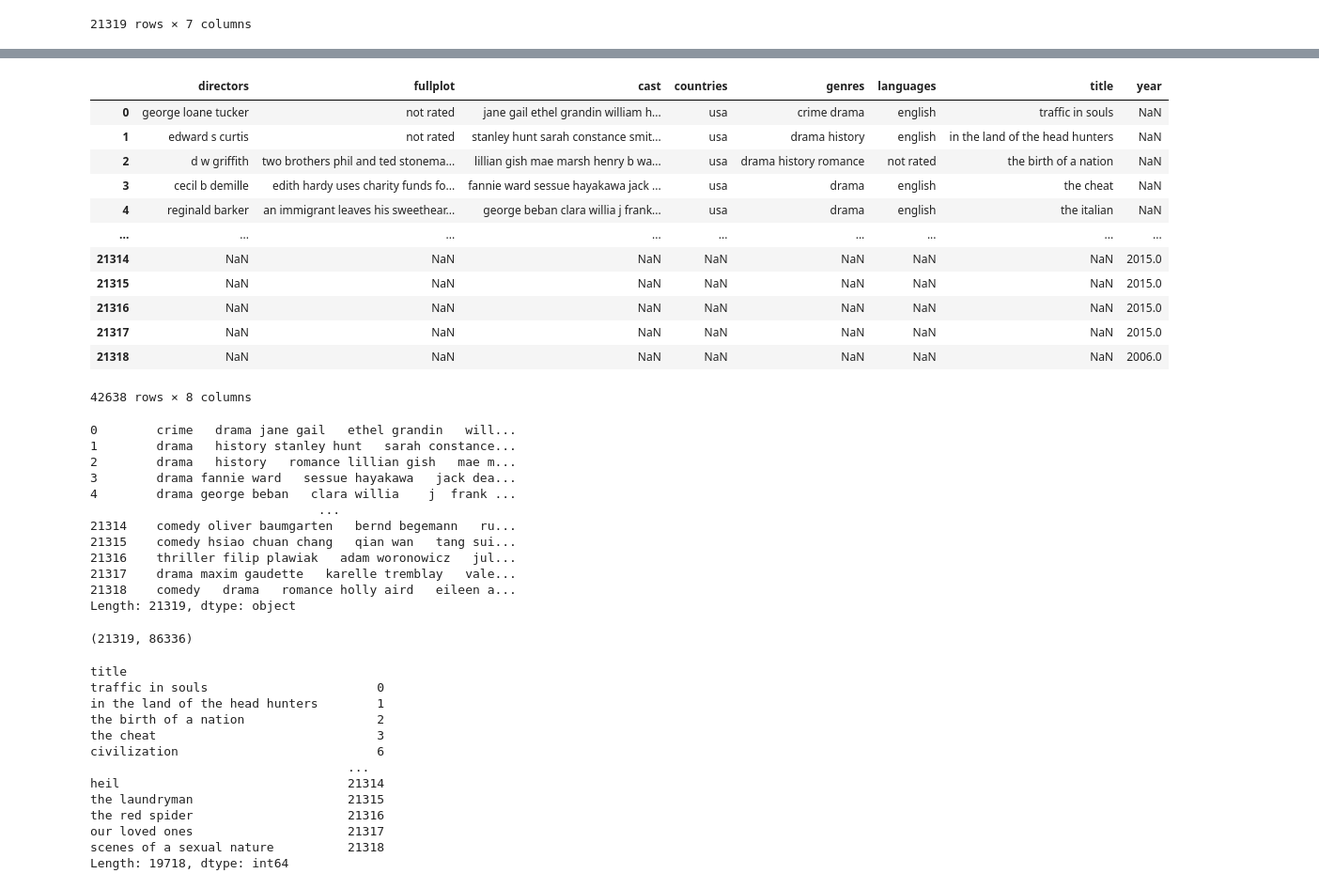
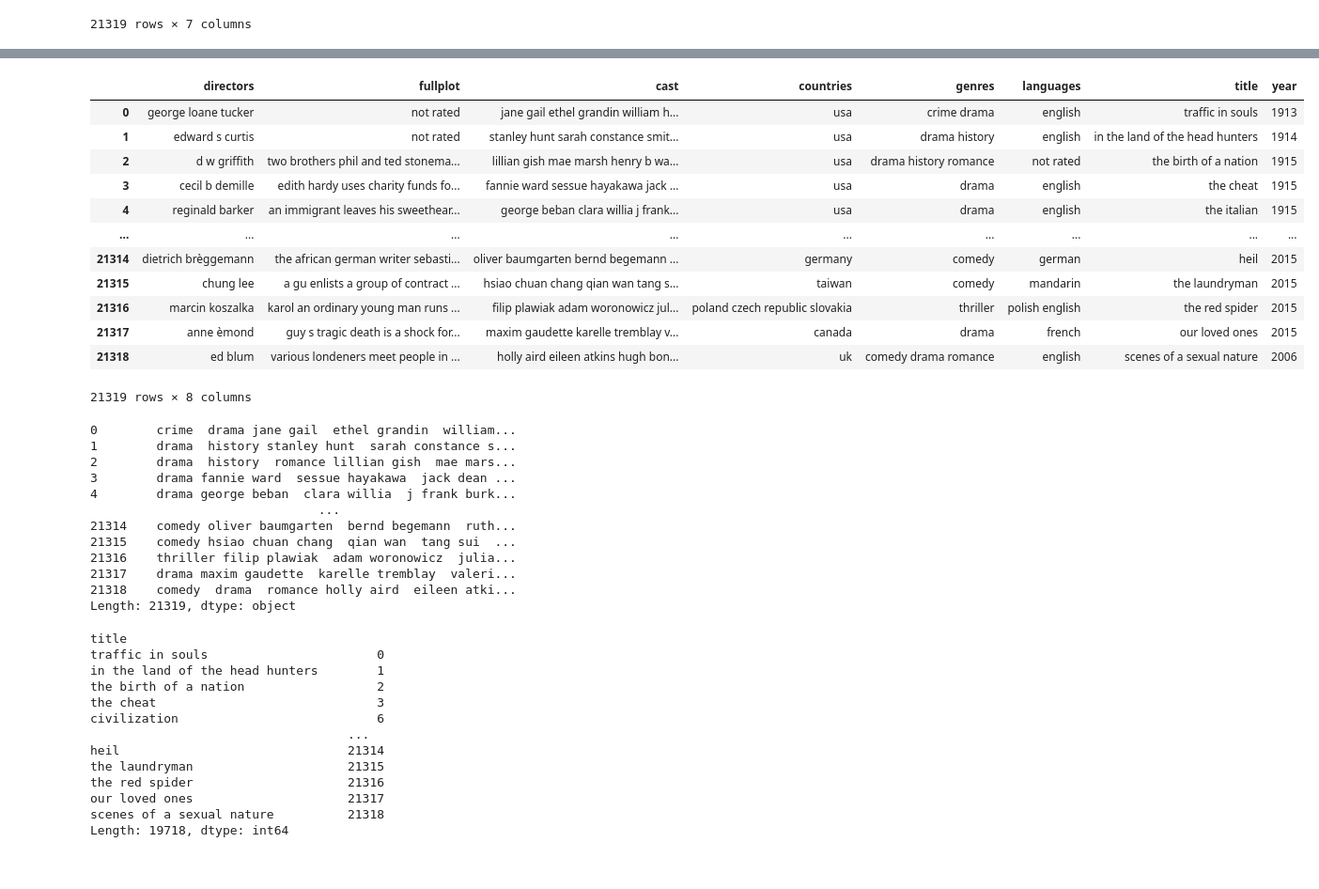
Before and after one commit to 75andybermond/Movie_recommandations, a Jupyter notebook: ML_notebook.ipynb, the cells around one changed output, grey strips where cells are left out. Shown: that part at 94% size. Cells and saved outputs as stored; diff of their text form; code cells hidden in the pictures.

```diff
--- a/ML_notebook.ipynb
+++ b/ML_notebook.ipynb
@@ -91,39 +86,40 @@ selected_features.isnull()
 # %%
 year = df[['year']]
 frame = [selected_features, year]
-result = pd.concat(frame)
-result
+df = pd.concat([selected_features, year], axis=1)
+df
 # %% [output]
 |  | directors | fullplot | cast | countries | genres | languages | title | year |
-| 0 | george loane tucker | not rated | jane gail ethel grandin william h... | usa | crime drama | english | traffic in souls | NaN |
-| 1 | edward s curtis | not rated | stanley hunt sarah constance smit... | usa | drama history | english | in the land of the head hunters | NaN |
-| 2 | d w griffith | two brothers phil and ted stonema... | lillian gish mae marsh henry b wa... | usa | drama history romance | not rated | the birth of a nation | NaN |
-| 3 | cecil b demille | edith hardy uses charity funds fo... | fannie ward sessue hayakawa jack ... | usa | drama | english | the cheat | NaN |
-| 4 | reginald barker | an immigrant leaves his sweethear... | george beban clara willia j frank... | usa | drama | english | the italian | NaN |
+| 0 | george loane tucker | not rated | jane gail ethel grandin william h... | usa | crime drama | english | traffic in souls | 1913 |
+| 1 | edward s curtis | not rated | stanley hunt sarah constance smit... | usa | drama history | english | in the land of the head hunters | 1914 |
+| 2 | d w griffith | two brothers phil and ted stonema... | lillian gish mae marsh henry b wa... | usa | drama history romance | not rated | the birth of a nation | 1915 |
+| 3 | cecil b demille | edith hardy uses charity funds fo... | fannie ward sessue hayakawa jack ... | usa | drama | english | the cheat | 1915 |
+| 4 | reginald barker | an immigrant leaves his sweethear... | george beban clara willia j frank... | usa | drama | english | the italian | 1915 |
 | ... | ... | ... | ... | ... | ... | ... | ... | ... |
-| 21314 | NaN | NaN | NaN | NaN | NaN | NaN | NaN | 2015.0 |
-| 21315 | NaN | NaN | NaN | NaN | NaN | NaN | NaN | 2015.0 |
-| 21316 | NaN | NaN | NaN | NaN | NaN | NaN | NaN | 2015.0 |
-| 21317 | NaN | NaN | NaN | NaN | NaN | NaN | NaN | 2015.0 |
-| 21318 | NaN | NaN | NaN | NaN | NaN | NaN | NaN | 2006.0 |
+| 21314 | dietrich brèggemann | the african german writer sebasti... | oliver baumgarten bernd begemann ... | germany | comedy | german | heil | 2015 |
+| 21315 | chung lee | a gu enlists a group of contract ... | hsiao chuan chang qian wan tang s... | taiwan | comedy | mandarin | the laundryman | 2015 |
+| 21316 | marcin koszalka | karol an ordinary young man runs ... | filip plawiak adam woronowicz jul... | poland czech republic slovakia | thriller | polish english | the red spider | 2015 |
+| 21317 | anne èmond | guy s tragic death is a shock for... | maxim gaudette karelle tremblay v... | canada | drama | french | our loved ones | 2015 |
+| 21318 | ed blum | various londeners meet people in ... | holly aird eileen atkins hugh bon... | uk | comedy drama romance | english | scenes of a sexual nature | 2006 |
-42638 rows × 8 columns
+21319 rows × 8 columns
 # %%
 # combining all the 7 selected features
 
 combined_features = df['genres']+' '+df['cast']+' '+ df['directors']+' '+ df['fullplot']+' '+ df['genres'] + ' ' + df['countries'] + ' ' + df['languages']
+#combined_features = pd.concat([combined_features, year], axis=1)
 print(combined_features)
 # %% [output]
-0        crime   drama jane gail   ethel grandin   will...
-1        drama   history stanley hunt   sarah constance...
-2        drama   history   romance lillian gish   mae m...
-3        drama fannie ward   sessue hayakawa   jack dea...
-4        drama george beban   clara willia    j  frank ...
+0        crime  drama jane gail  ethel grandin  william...
+1        drama  history stanley hunt  sarah constance s...
+2        drama  history  romance lillian gish  mae mars...
+3        drama fannie ward  sessue hayakawa  jack dean ...
+4        drama george beban  clara willia  j frank burk...
                                ...
-21314    comedy oliver baumgarten   bernd begemann   ru...
-21315    comedy hsiao chuan chang   qian wan   tang sui...
-21316    thriller filip plawiak   adam woronowicz   jul...
-21317    drama maxim gaudette   karelle tremblay   vale...
-21318    comedy   drama   romance holly aird   eileen a...
+21314    comedy oliver baumgarten  bernd begemann  ruth...
+21315    comedy hsiao chuan chang  qian wan  tang sui  ...
+21316    thriller filip plawiak  adam woronowicz  julia...
+21317    drama maxim gaudette  karelle tremblay  valeri...
+21318    comedy  drama  romance holly aird  eileen atki...
 Length: 21319, dtype: object
 # %%
 # Initiate the vectorizer and converting the text data to feature vectors
@@ -133,10 +129,6 @@ cv = CountVectorizer()
 vectorizer = TfidfVectorizer()
 
 feature_vectors = vectorizer.fit_transform(combined_features)
-
-print(feature_vectors.shape)
-# %% [output]
-(21319, 86336)
 # %%
 # Find similarity by applying cosine to the vectors previsoulsy made
 
```
Also changed, not shown: parts of 1 cell of this notebook, 2 other files.
